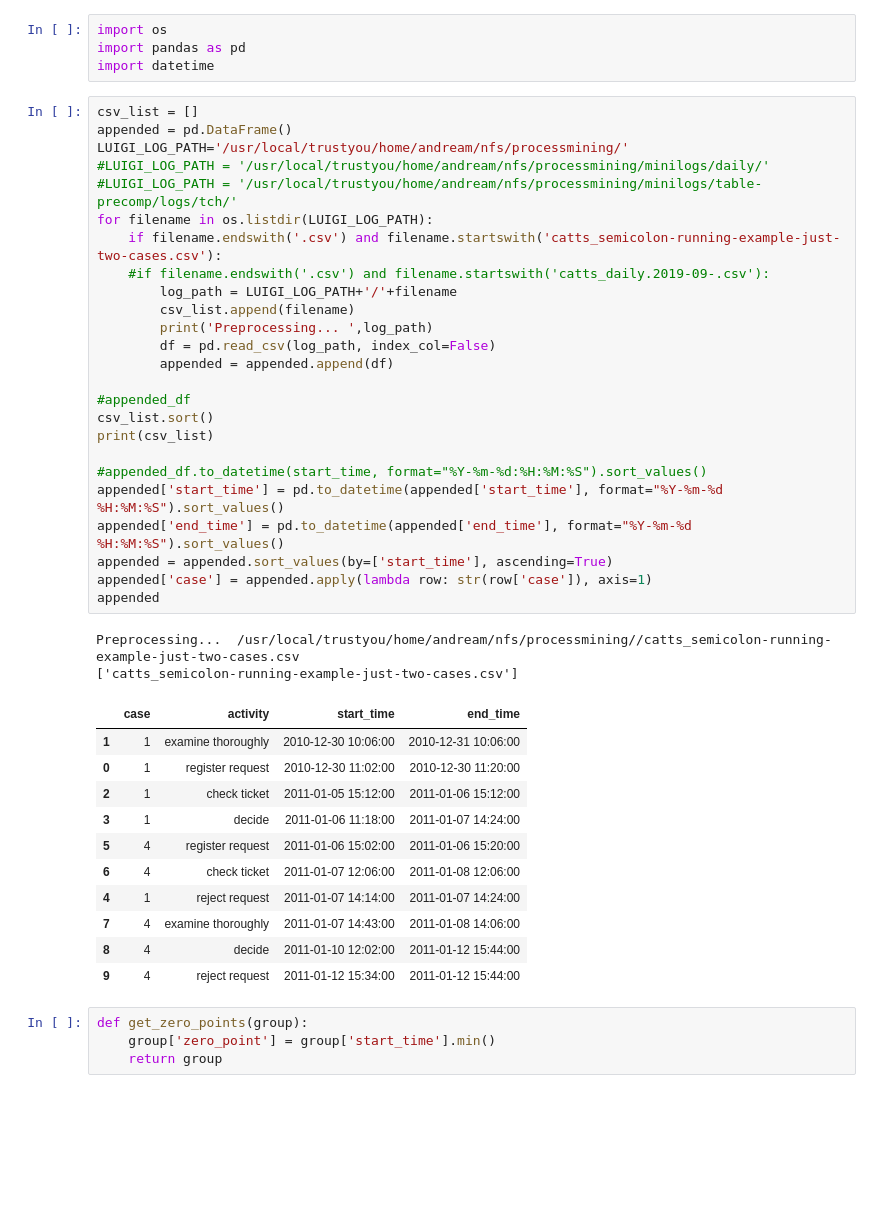
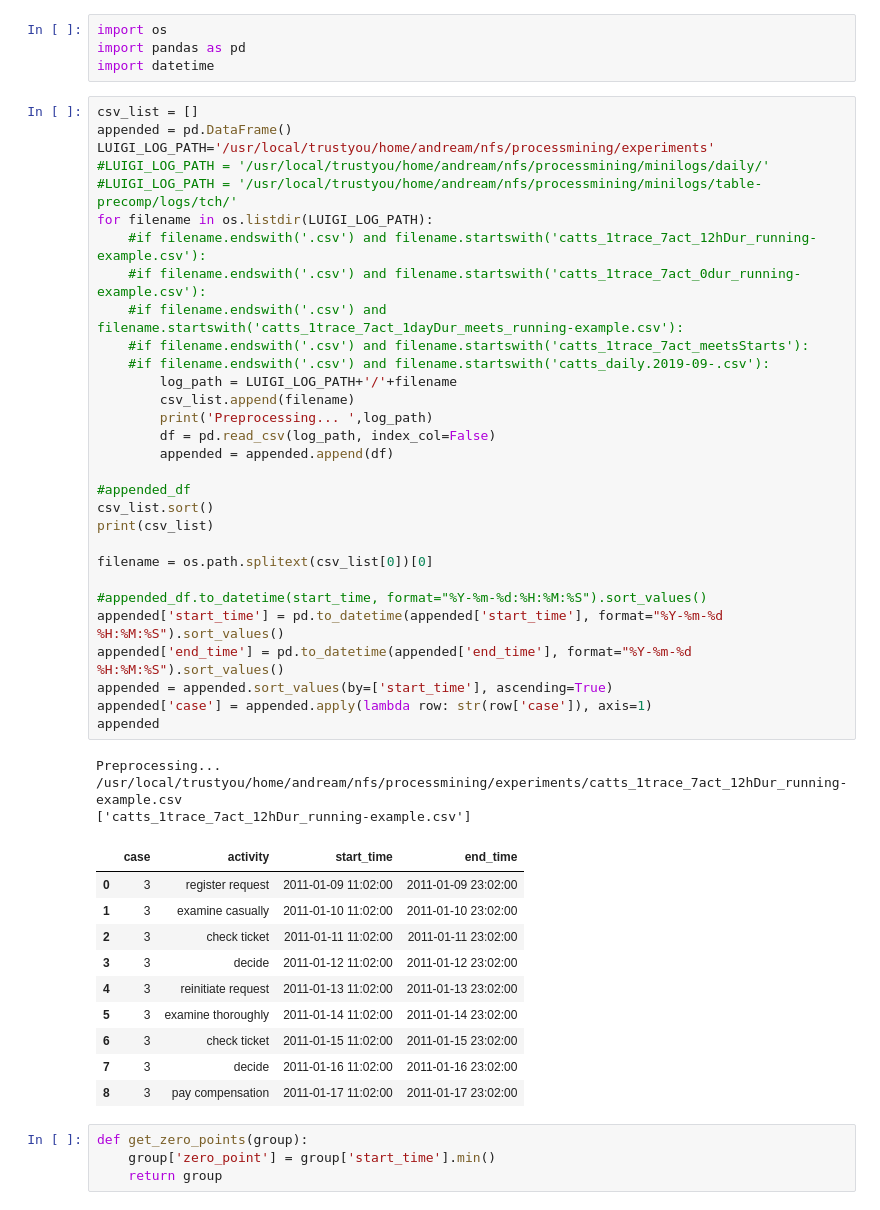
Before and after one commit to andreamalhera/perfSky, a Jupyter notebook: notebooks/pointTransformer.ipynb, the cells around one changed output. Drawn from its saved outputs; the diff is of its cells as text; blank space fills up the shorter version.

```diff
--- a/notebooks/pointTransformer.ipynb
+++ b/notebooks/pointTransformer.ipynb
@@ -5,42 +5,46 @@ import datetime
 # %%
 csv_list = []
 appended = pd.DataFrame()
-LUIGI_LOG_PATH='/usr/local/trustyou/home/andream/nfs/processmining/'
+LUIGI_LOG_PATH='/usr/local/trustyou/home/andream/nfs/processmining/experiments'
 #LUIGI_LOG_PATH = '/usr/local/trustyou/home/andream/nfs/processmining/minilogs/daily/'
 #LUIGI_LOG_PATH = '/usr/local/trustyou/home/andream/nfs/processmining/minilogs/table-precomp/logs/tch/'
 for filename in os.listdir(LUIGI_LOG_PATH):
-    if filename.endswith('.csv') and filename.startswith('catts_semicolon-running-example-just-two-cases.csv'):
+    #if filename.endswith('.csv') and filename.startswith('catts_1trace_7act_12hDur_running-example.csv'):
+    #if filename.endswith('.csv') and filename.startswith('catts_1trace_7act_0dur_running-example.csv'):
+    #if filename.endswith('.csv') and filename.startswith('catts_1trace_7act_1dayDur_meets_running-example.csv'):
+    #if filename.endswith('.csv') and filename.startswith('catts_1trace_7act_meetsStarts'):
     #if filename.endswith('.csv') and filename.startswith('catts_daily.2019-09-.csv'):
         log_path = LUIGI_LOG_PATH+'/'+filename
         csv_list.append(filename)
         print('Preprocessing... ',log_path)
         df = pd.read_csv(log_path, index_col=False)
         appended = appended.append(df)
 
 #appended_df
 csv_list.sort()
 print(csv_list)
 
+filename = os.path.splitext(csv_list[0])[0]
+
 #appended_df.to_datetime(start_time, format="%Y-%m-%d:%H:%M:%S").sort_values()
 appended['start_time'] = pd.to_datetime(appended['start_time'], format="%Y-%m-%d %H:%M:%S").sort_values()
 appended['end_time'] = pd.to_datetime(appended['end_time'], format="%Y-%m-%d %H:%M:%S").sort_values()
 appended = appended.sort_values(by=['start_time'], ascending=True)
 appended['case'] = appended.apply(lambda row: str(row['case']), axis=1)
 appended
 # %% [output]
-Preprocessing...  /usr/local/trustyou/home/andream/nfs/processmining//catts_semicolon-running-example-just-two-cases.csv
-['catts_semicolon-running-example-just-two-cases.csv']
+Preprocessing...  /usr/local/trustyou/home/andream/nfs/processmining/experiments/catts_1trace_7act_12hDur_running-example.csv
+['catts_1trace_7act_12hDur_running-example.csv']
 |  | case | activity | start_time | end_time |
-| 1 | 1 | examine thoroughly | 2010-12-30 10:06:00 | 2010-12-31 10:06:00 |
-| 0 | 1 | register request | 2010-12-30 11:02:00 | 2010-12-30 11:20:00 |
-| 2 | 1 | check ticket | 2011-01-05 15:12:00 | 2011-01-06 15:12:00 |
-| 3 | 1 | decide | 2011-01-06 11:18:00 | 2011-01-07 14:24:00 |
-| 5 | 4 | register request | 2011-01-06 15:02:00 | 2011-01-06 15:20:00 |
-| 6 | 4 | check ticket | 2011-01-07 12:06:00 | 2011-01-08 12:06:00 |
-| 4 | 1 | reject request | 2011-01-07 14:14:00 | 2011-01-07 14:24:00 |
-| 7 | 4 | examine thoroughly | 2011-01-07 14:43:00 | 2011-01-08 14:06:00 |
-| 8 | 4 | decide | 2011-01-10 12:02:00 | 2011-01-12 15:44:00 |
-| 9 | 4 | reject request | 2011-01-12 15:34:00 | 2011-01-12 15:44:00 |
+| 0 | 3 | register request | 2011-01-09 11:02:00 | 2011-01-09 23:02:00 |
+| 1 | 3 | examine casually | 2011-01-10 11:02:00 | 2011-01-10 23:02:00 |
+| 2 | 3 | check ticket | 2011-01-11 11:02:00 | 2011-01-11 23:02:00 |
+| 3 | 3 | decide | 2011-01-12 11:02:00 | 2011-01-12 23:02:00 |
+| 4 | 3 | reinitiate request | 2011-01-13 11:02:00 | 2011-01-13 23:02:00 |
+| 5 | 3 | examine thoroughly | 2011-01-14 11:02:00 | 2011-01-14 23:02:00 |
+| 6 | 3 | check ticket | 2011-01-15 11:02:00 | 2011-01-15 23:02:00 |
+| 7 | 3 | decide | 2011-01-16 11:02:00 | 2011-01-16 23:02:00 |
+| 8 | 3 | pay compensation | 2011-01-17 11:02:00 | 2011-01-17 23:02:00 |
 # %%
 def get_zero_points(group):
     group['zero_point'] = group['start_time'].min()
```
Also changed, not shown: parts of 21 cells of this notebook.
